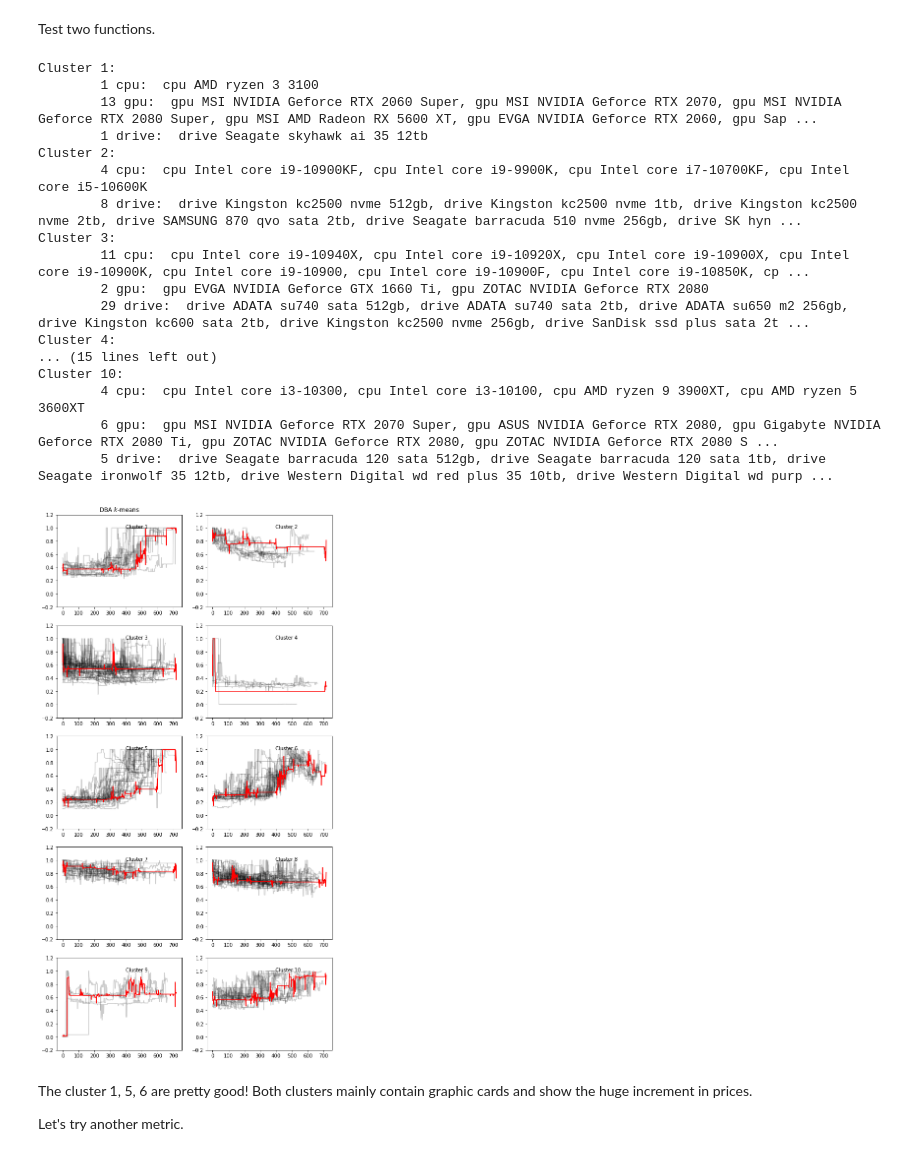
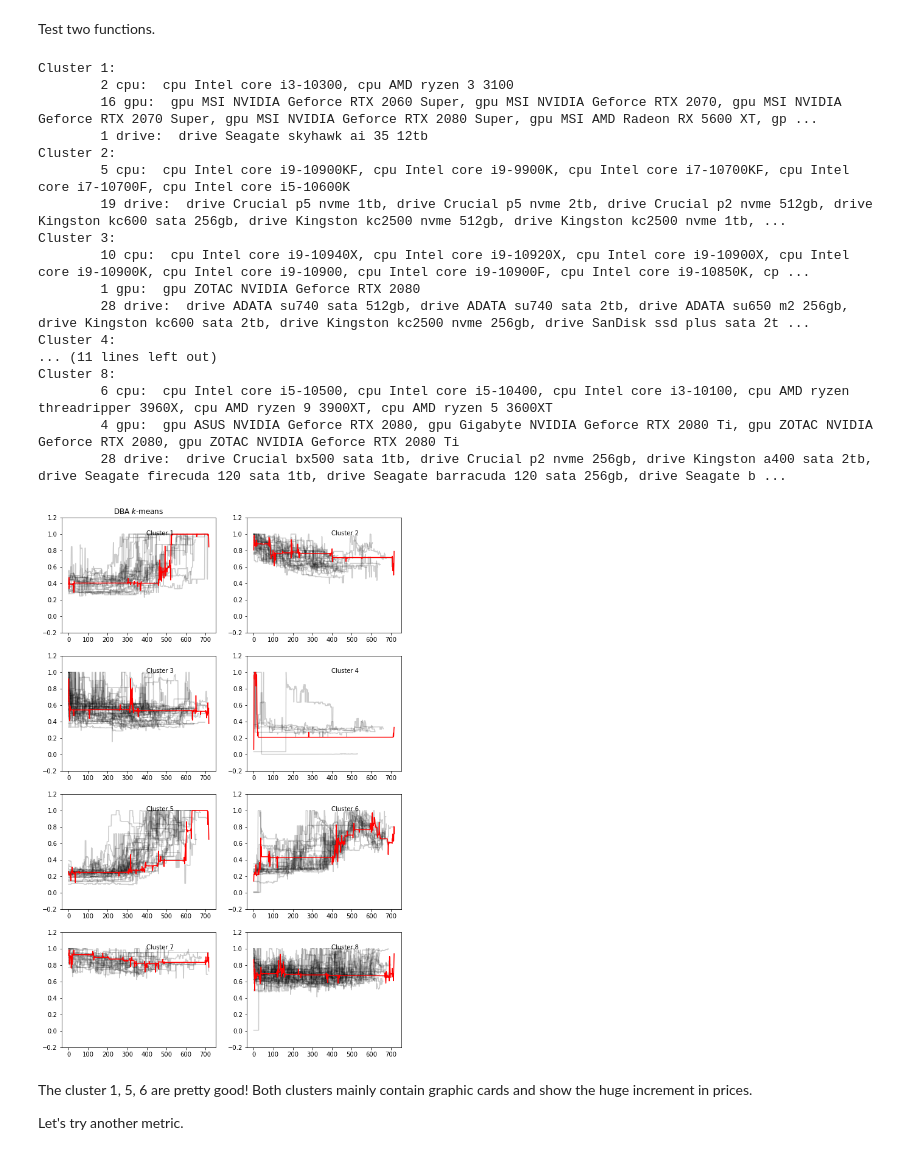
Before and after one commit to jingshenSN2/pc-hardware-ml-2021, a Jupyter notebook: cluster/amazon.ipynb, the cells around one changed output. Cells and saved outputs as stored; diff of their text form; code cells hidden in the pictures.

Commit message:
feat: add more clustering method

```diff
--- a/cluster/amazon.ipynb
+++ b/cluster/amazon.ipynb
@@ -51,7 +51,7 @@ import time
 
 t = time.time()
 from tslearn.clustering import TimeSeriesKMeans
-km = TimeSeriesKMeans(n_clusters=10, metric="dtw", random_state=501, max_iter=5, n_jobs=-1)
+km = TimeSeriesKMeans(n_clusters=8, metric="dtw", random_state=501, max_iter=5, n_jobs=-1)
 y_pred = km.fit_predict(X)
 print(f'Finish training, time elapsed: {time.time() - t:.2f}s.')
 # %% [output]
@@ -61,7 +61,7 @@ Write functions to plot by clusters and show the labels in each cluster.
 # %%
 from matplotlib import pyplot as plt
 
-def plot_kmeans(km_model, X_pred, y_pred, show_center=True):
+def plot_cluster(km_model, X_pred, y_pred, show_center=True):
     plt.figure(figsize=(10, 2 * km_model.n_clusters))
     for yi in range(km_model.n_clusters):
         plt.subplot(km_model.n_clusters // 2, 2, yi + 1)
@@ -91,27 +91,27 @@ def show_labels(km_model, y_pred, y_labels):
 # %% [markdown]
 Test two functions.
 # %%
-plot_kmeans(km, X, y_pred)
+plot_cluster(km, X, y_pred)
 show_labels(km, y_pred, labels['label'])
 # %% [output]
 Cluster 1:
-        1 cpu:  cpu AMD ryzen 3 3100
-        13 gpu:  gpu MSI NVIDIA Geforce RTX 2060 Super, gpu MSI NVIDIA Geforce RTX 2070, gpu MSI NVIDIA Geforce RTX 2080 Super, gpu MSI AMD Radeon RX 5600 XT, gpu EVGA NVIDIA Geforce RTX 2060, gpu Sap ...
+        2 cpu:  cpu Intel core i3-10300, cpu AMD ryzen 3 3100
+        16 gpu:  gpu MSI NVIDIA Geforce RTX 2060 Super, gpu MSI NVIDIA Geforce RTX 2070, gpu MSI NVIDIA Geforce RTX 2070 Super, gpu MSI NVIDIA Geforce RTX 2080 Super, gpu MSI AMD Radeon RX 5600 XT, gp ...
         1 drive:  drive Seagate skyhawk ai 35 12tb
 Cluster 2:
-        4 cpu:  cpu Intel core i9-10900KF, cpu Intel core i9-9900K, cpu Intel core i7-10700KF, cpu Intel core i5-10600K
-        8 drive:  drive Kingston kc2500 nvme 512gb, drive Kingston kc2500 nvme 1tb, drive Kingston kc2500 nvme 2tb, drive SAMSUNG 870 qvo sata 2tb, drive Seagate barracuda 510 nvme 256gb, drive SK hyn ...
+        5 cpu:  cpu Intel core i9-10900KF, cpu Intel core i9-9900K, cpu Intel core i7-10700KF, cpu Intel core i7-10700F, cpu Intel core i5-10600K
+        19 drive:  drive Crucial p5 nvme 1tb, drive Crucial p5 nvme 2tb, drive Crucial p2 nvme 512gb, drive Kingston kc600 sata 256gb, drive Kingston kc2500 nvme 512gb, drive Kingston kc2500 nvme 1tb, ...
 Cluster 3:
-        11 cpu:  cpu Intel core i9-10940X, cpu Intel core i9-10920X, cpu Intel core i9-10900X, cpu Intel core i9-10900K, cpu Intel core i9-10900, cpu Intel core i9-10900F, cpu Intel core i9-10850K, cp ...
-        2 gpu:  gpu EVGA NVIDIA Geforce GTX 1660 Ti, gpu ZOTAC NVIDIA Geforce RTX 2080
-        29 drive:  drive ADATA su740 sata 512gb, drive ADATA su740 sata 2tb, drive ADATA su650 m2 256gb, drive Kingston kc600 sata 2tb, drive Kingston kc2500 nvme 256gb, drive SanDisk ssd plus sata 2t ...
+        10 cpu:  cpu Intel core i9-10940X, cpu Intel core i9-10920X, cpu Intel core i9-10900X, cpu Intel core i9-10900K, cpu Intel core i9-10900, cpu Intel core i9-10900F, cpu Intel core i9-10850K, cp ...
+        1 gpu:  gpu ZOTAC NVIDIA Geforce RTX 2080
+        28 drive:  drive ADATA su740 sata 512gb, drive ADATA su740 sata 2tb, drive ADATA su650 m2 256gb, drive Kingston kc600 sata 2tb, drive Kingston kc2500 nvme 256gb, drive SanDisk ssd plus sata 2t ...
 Cluster 4:
-... (15 lines left out)
-Cluster 10:
-        4 cpu:  cpu Intel core i3-10300, cpu Intel core i3-10100, cpu AMD ryzen 9 3900XT, cpu AMD ryzen 5 3600XT
-        6 gpu:  gpu MSI NVIDIA Geforce RTX 2070 Super, gpu ASUS NVIDIA Geforce RTX 2080, gpu Gigabyte NVIDIA Geforce RTX 2080 Ti, gpu ZOTAC NVIDIA Geforce RTX 2080, gpu ZOTAC NVIDIA Geforce RTX 2080 S ...
-        5 drive:  drive Seagate barracuda 120 sata 512gb, drive Seagate barracuda 120 sata 1tb, drive Seagate ironwolf 35 12tb, drive Western Digital wd red plus 35 10tb, drive Western Digital wd purp ...
+... (11 lines left out)
+Cluster 8:
+        6 cpu:  cpu Intel core i5-10500, cpu Intel core i5-10400, cpu Intel core i3-10100, cpu AMD ryzen threadripper 3960X, cpu AMD ryzen 9 3900XT, cpu AMD ryzen 5 3600XT
+        4 gpu:  gpu ASUS NVIDIA Geforce RTX 2080, gpu Gigabyte NVIDIA Geforce RTX 2080 Ti, gpu ZOTAC NVIDIA Geforce RTX 2080, gpu ZOTAC NVIDIA Geforce RTX 2080 Ti
+        28 drive:  drive Crucial bx500 sata 1tb, drive Crucial p2 nvme 256gb, drive Kingston a400 sata 2tb, drive Seagate firecuda 120 sata 1tb, drive Seagate barracuda 120 sata 256gb, drive Seagate b ...
-[figure, old version]
+[figure, new version]
 # %% [markdown]
 The cluster 1, 5, 6 are pretty good! Both clusters mainly contain graphic cards and show the huge increment in prices.
 
```
Also changed, not shown: parts of 17 cells of this notebook.
